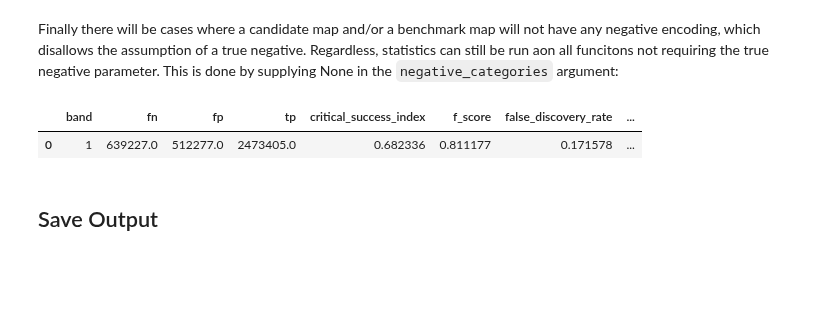
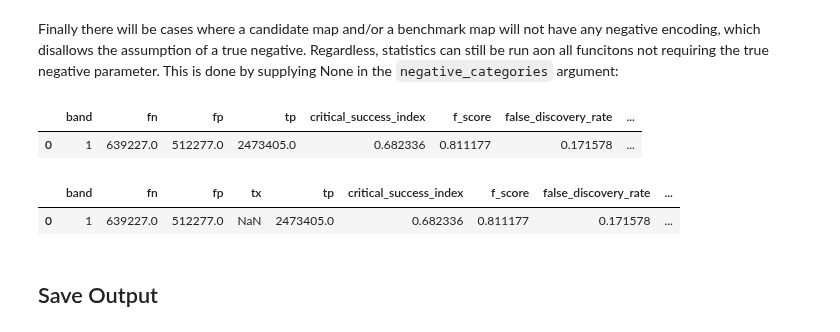
Before and after one commit to NOAA-OWP/gval, a Jupyter notebook: notebooks/Tutorial.ipynb, the cells around one changed output. Drawn from its saved outputs; the diff is of its cells as text; code cells hidden in the pictures; blank space fills up the shorter version.

```diff
--- a/notebooks/Tutorial.ipynb
+++ b/notebooks/Tutorial.ipynb
@@ -195,6 +195,14 @@ metric_table_no_negative_enc
 # %% [output]
 |  | band | fn | fp | tp | critical_success_index | f_score | false_discovery_rate | ... |
 | 0 | 1 | 639227.0 | 512277.0 | 2473405.0 | 0.682336 | 0.811177 | 0.171578 | ... |
+# %%
+import numpy as np
+metric_table_no_negative_enc.insert(loc=metric_table_no_negative_enc.columns.get_loc("tp") +1, column="tx", value=np.nan)
+# %%
+metric_table_no_negative_enc
+# %% [output]
+|  | band | fn | fp | tx | tp | critical_success_index | f_score | false_discovery_rate | ... |
+| 0 | 1 | 639227.0 | 512277.0 | NaN | 2473405.0 | 0.682336 | 0.811177 | 0.171578 | ... |
 # %% [markdown]
 ## Save Output
 # %% [markdown]
```
Also changed, not shown: parts of 1 cell of this notebook, 5 other files.
